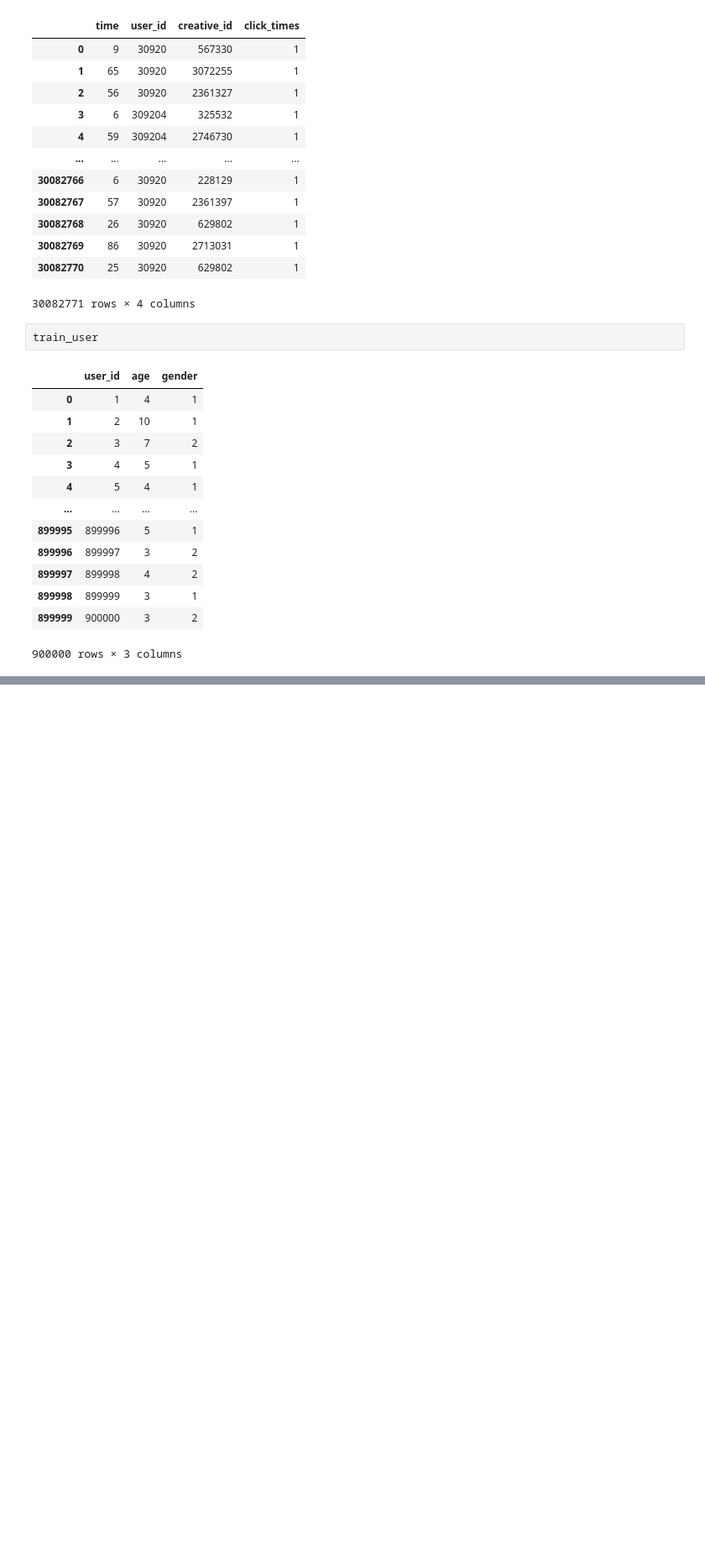
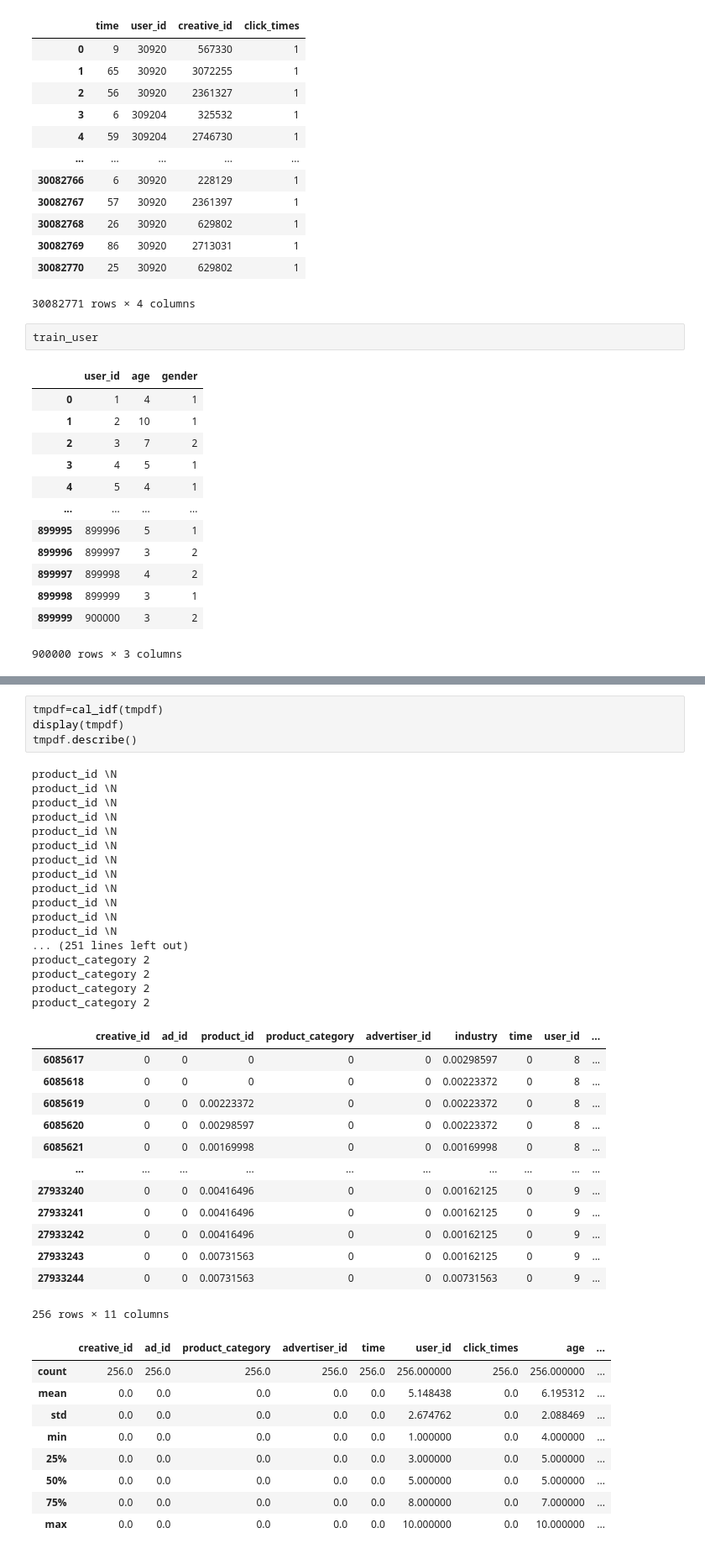
Before and after one commit to doutv/TXAdvertisementCompetition, a Jupyter notebook: version/first.ipynb, the cells around one changed output, grey strips where cells are left out. Shown: that part at 84% size. Cells and saved outputs as stored; diff of their text form; blank space fills up the shorter version.

```diff
--- a/version/first.ipynb
+++ b/version/first.ipynb
@@ -84,0 +178,44 @@ train_merged[train_merged["user_id"]==30920]
+# %%
+tmpdf=cal_idf(tmpdf)
+display(tmpdf)
+tmpdf.describe()
+# %% [output]
+product_id \N
+product_id \N
+product_id \N
+product_id \N
+product_id \N
+product_id \N
+product_id \N
+product_id \N
+product_id \N
+product_id \N
+product_id \N
+product_id \N
+... (251 lines left out)
+product_category 2
+product_category 2
+product_category 2
+product_category 2
+|  | creative_id | ad_id | product_id | product_category | advertiser_id | industry | time | user_id | ... |
+| 6085617 | 0 | 0 | 0 | 0 | 0 | 0.00298597 | 0 | 8 | ... |
+| 6085618 | 0 | 0 | 0 | 0 | 0 | 0.00223372 | 0 | 8 | ... |
+| 6085619 | 0 | 0 | 0.00223372 | 0 | 0 | 0.00223372 | 0 | 8 | ... |
+| 6085620 | 0 | 0 | 0.00298597 | 0 | 0 | 0.00223372 | 0 | 8 | ... |
+| 6085621 | 0 | 0 | 0.00169998 | 0 | 0 | 0.00169998 | 0 | 8 | ... |
+| ... | ... | ... | ... | ... | ... | ... | ... | ... | ... |
+| 27933240 | 0 | 0 | 0.00416496 | 0 | 0 | 0.00162125 | 0 | 9 | ... |
+| 27933241 | 0 | 0 | 0.00416496 | 0 | 0 | 0.00162125 | 0 | 9 | ... |
+| 27933242 | 0 | 0 | 0.00416496 | 0 | 0 | 0.00162125 | 0 | 9 | ... |
+| 27933243 | 0 | 0 | 0.00731563 | 0 | 0 | 0.00162125 | 0 | 9 | ... |
+| 27933244 | 0 | 0 | 0.00731563 | 0 | 0 | 0.00731563 | 0 | 9 | ... |
+256 rows × 11 columns
+|  | creative_id | ad_id | product_category | advertiser_id | time | user_id | click_times | age | ... |
+| count | 256.0 | 256.0 | 256.0 | 256.0 | 256.0 | 256.000000 | 256.0 | 256.000000 | ... |
+| mean | 0.0 | 0.0 | 0.0 | 0.0 | 0.0 | 5.148438 | 0.0 | 6.195312 | ... |
+| std | 0.0 | 0.0 | 0.0 | 0.0 | 0.0 | 2.674762 | 0.0 | 2.088469 | ... |
+| min | 0.0 | 0.0 | 0.0 | 0.0 | 0.0 | 1.000000 | 0.0 | 4.000000 | ... |
+| 25% | 0.0 | 0.0 | 0.0 | 0.0 | 0.0 | 3.000000 | 0.0 | 5.000000 | ... |
+| 50% | 0.0 | 0.0 | 0.0 | 0.0 | 0.0 | 5.000000 | 0.0 | 5.000000 | ... |
+| 75% | 0.0 | 0.0 | 0.0 | 0.0 | 0.0 | 8.000000 | 0.0 | 7.000000 | ... |
+| max | 0.0 | 0.0 | 0.0 | 0.0 | 0.0 | 10.000000 | 0.0 | 10.000000 | ... |
```
Also changed, not shown: parts of 9 cells of this notebook, 1 other file.
